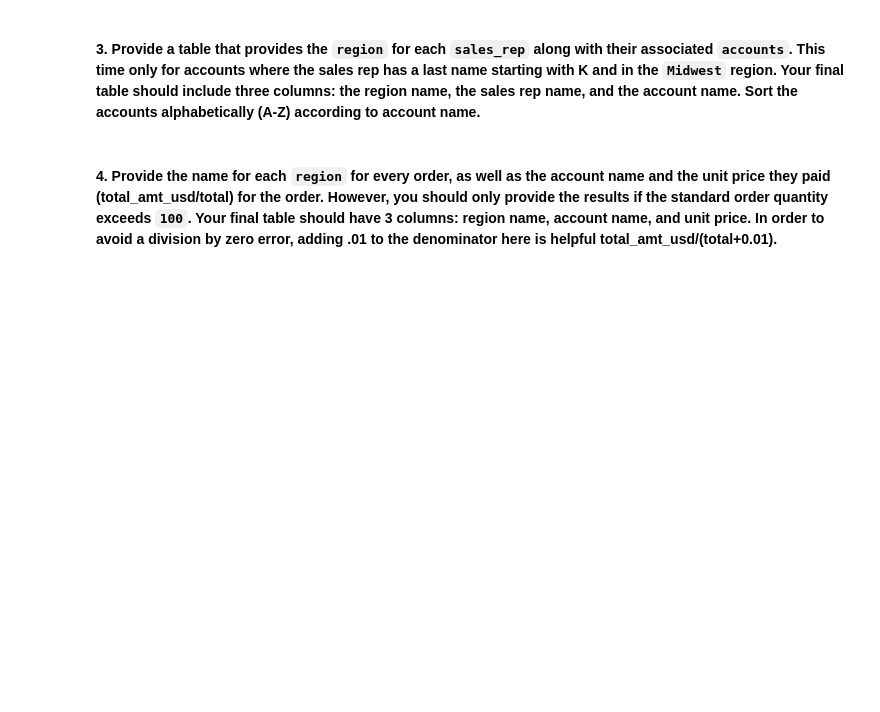
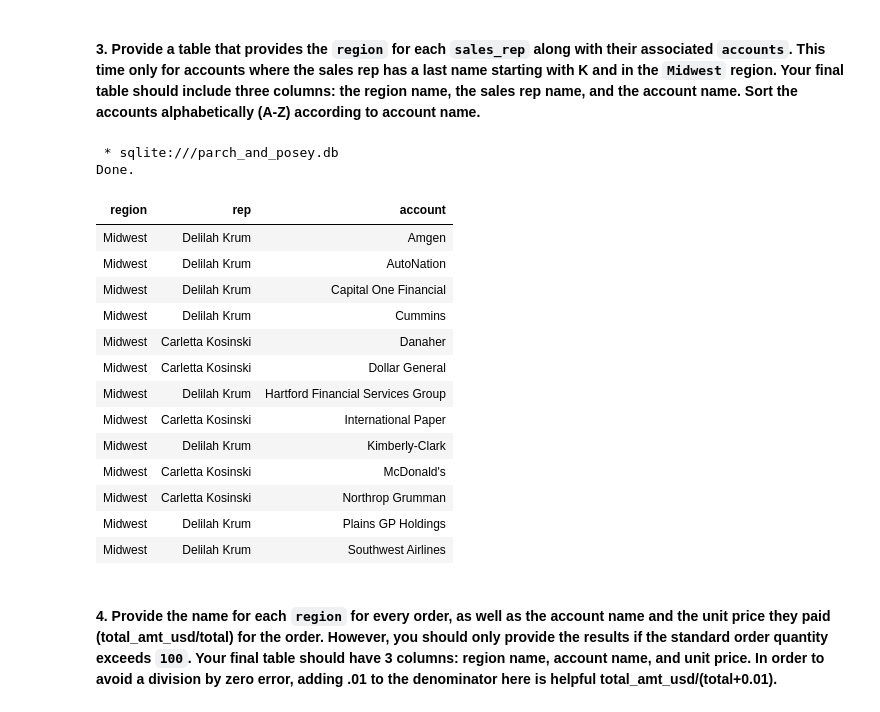
Before and after one commit to YinkaOlusola/SQL, a Jupyter notebook: Parch_and_Posey/SQL_JOINS.ipynb, the cells around one changed output. Drawn from its saved outputs; the diff is of its cells as text; code cells hidden in the pictures; blank space fills up the shorter version.

```diff
--- a/Parch_and_Posey/SQL_JOINS.ipynb
+++ b/Parch_and_Posey/SQL_JOINS.ipynb
@@ -32,6 +151,34 @@ Exercises on SQL JOINs
 <br>
 
 **3. Provide a table that provides the `region` for each `sales_rep` along with their associated `accounts`. This time only for accounts where the sales rep has a last name starting with K and in the `Midwest` region. Your final table should include three columns: the region name, the sales rep name, and the account name. Sort the accounts alphabetically (A-Z) according to account name.**
+# %%
+%%sql
+
+SELECT r.name region, s.name rep, a.name account
+FROM sales_reps s
+JOIN region r
+ON s.region_id = r.id
+JOIN accounts a
+ON a.sales_rep_id = s.id
+WHERE r.name = 'Midwest' AND s.name LIKE '% K%'
+ORDER BY a.name;
+# %% [output]
+ * sqlite:///parch_and_posey.db
+Done.
+| region | rep | account |
+| Midwest | Delilah Krum | Amgen |
+| Midwest | Delilah Krum | AutoNation |
+| Midwest | Delilah Krum | Capital One Financial |
+| Midwest | Delilah Krum | Cummins |
+| Midwest | Carletta Kosinski | Danaher |
+| Midwest | Carletta Kosinski | Dollar General |
+| Midwest | Delilah Krum | Hartford Financial Services Group |
+| Midwest | Carletta Kosinski | International Paper |
+| Midwest | Delilah Krum | Kimberly-Clark |
+| Midwest | Carletta Kosinski | McDonald's |
+| Midwest | Carletta Kosinski | Northrop Grumman |
+| Midwest | Delilah Krum | Plains GP Holdings |
+| Midwest | Delilah Krum | Southwest Airlines |
 # %% [markdown]
 <br>
 
```
Also changed, not shown: parts of 14 cells of this notebook, 2 other files.
